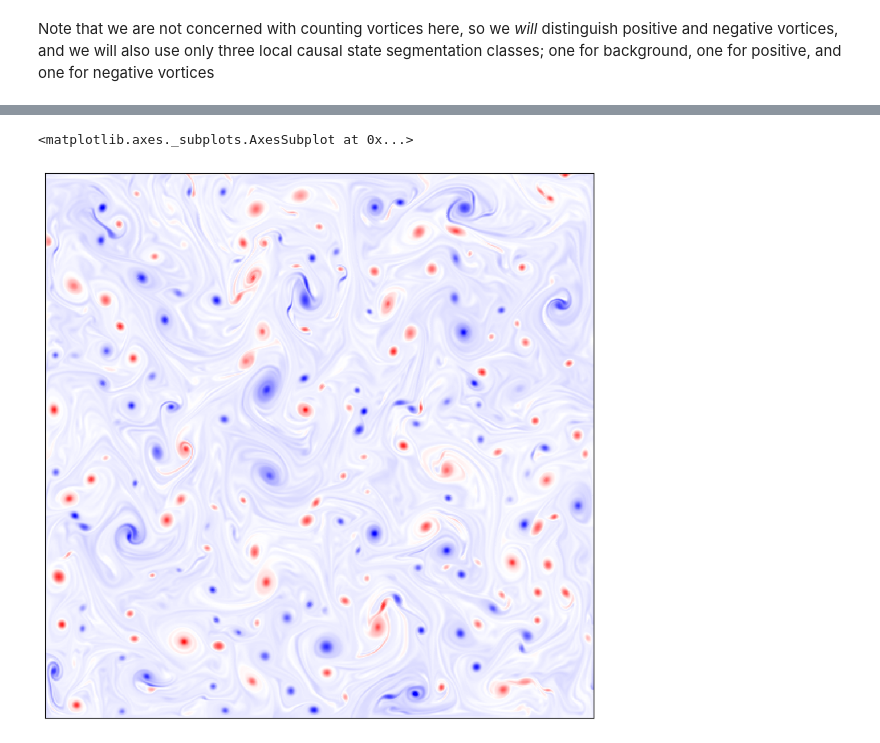
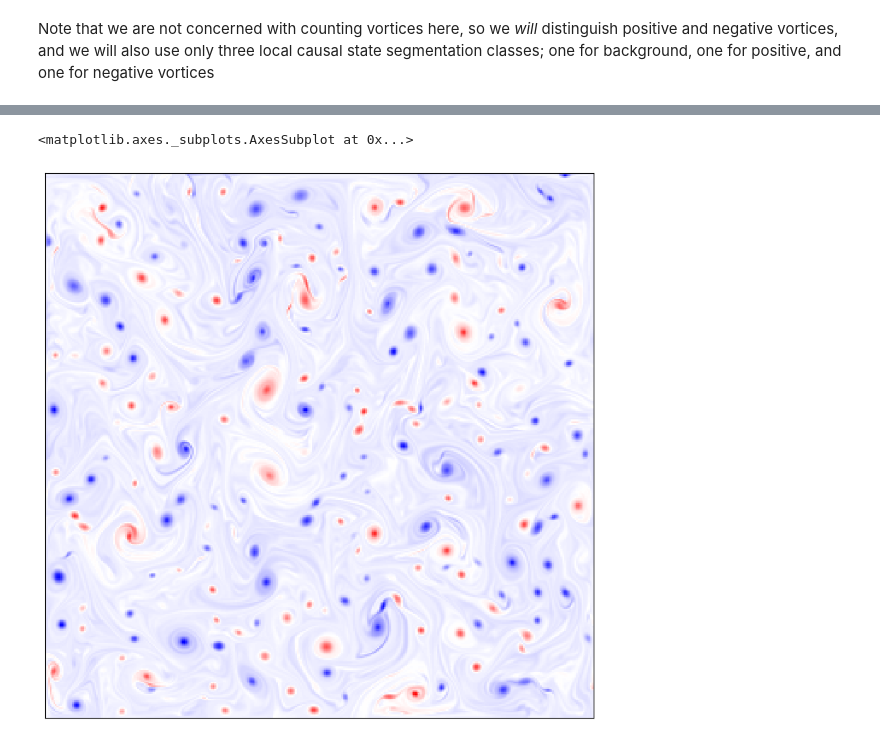
Before and after one commit to adamrupe/Emergent-Organization, a Jupyter notebook: test-single-node/single-node-turb.ipynb, the cells around one changed output, grey strips where cells are left out. Saved outputs shown, nothing was run; the diff lists cells and outputs as text; code cells hidden in the pictures.

```diff
--- a/test-single-node/single-node-turb.ipynb
+++ b/test-single-node/single-node-turb.ipynb
@@ -23,5 +23,5 @@ if it is still too large, try setting `block_size=(1,4,4)`
 # %%
-# turb_field = block_reduce(turb_field, block_size=(1,2,2), func=np.mean) # do a 2x2 mean pooling reduction
+turb_field = block_reduce(turb_field, block_size=(1,2,2), func=np.mean) # do a 2x2 mean pooling reduction
 # %% [markdown]
 Note that we are not concerned with counting vortices here, so we *will* distinguish positive and negative vortices, and we will also use only three local causal state segmentation classes; one for background, one for positive, and one for negative vortices
 # %%
@@ -69,5 +69,5 @@ diagram(model.state_field[10], cmap=plt.cm.Spectral, ticks=False, size=10)
 # %%
-diagram(-1*turb_field[10+p_depth], cmap=plt.cm.bwr, vmin=-0.7, vmax=0.8, ticks=False, size=10)
+diagram(turb_field[10+p_depth], cmap=plt.cm.bwr, vmin=-0.7, vmax=0.8, ticks=False, size=10)
 # %% [output]
 <matplotlib.axes._subplots.AxesSubplot at 0x...>
-[figure, old version]
+[figure, new version]
```
Also changed, not shown: parts of 3 cells of this notebook, 1 other file.
